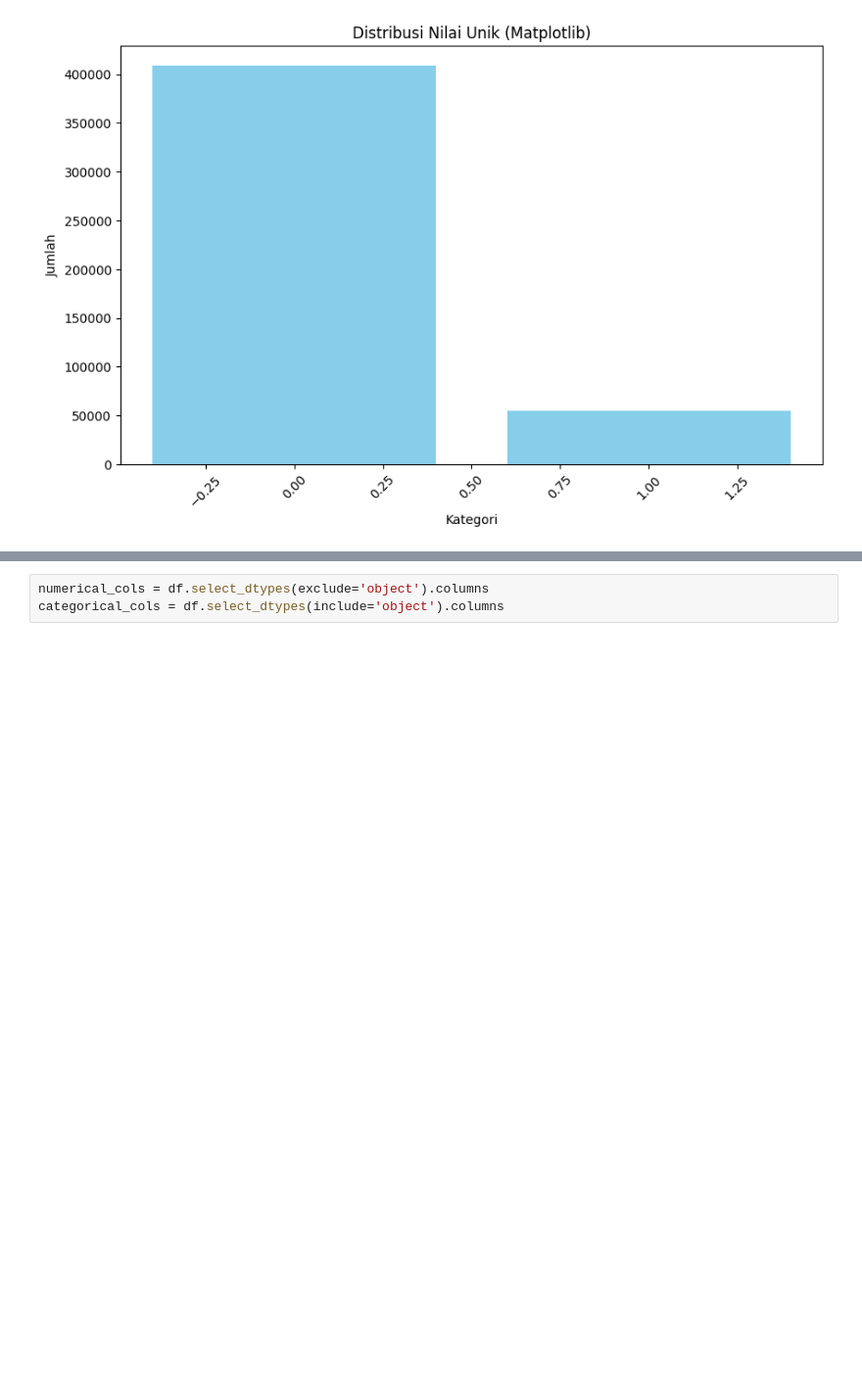
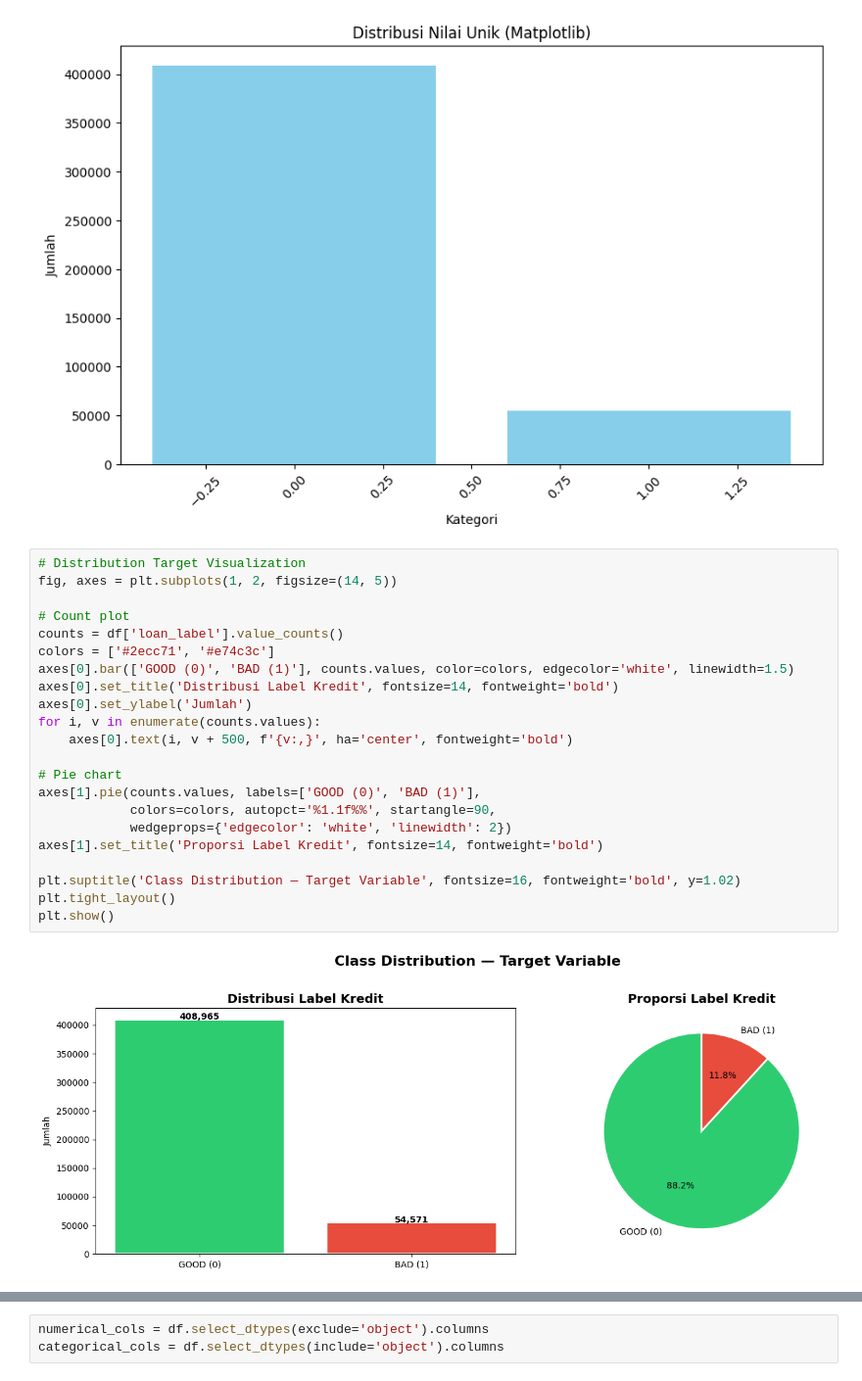
Before and after one commit to rfaoktvian/FinalProjectIDXPartners, a Jupyter notebook: main.ipynb, the cells around one changed output, grey strips where cells are left out. Shown at 98% size. Cells and saved outputs as stored; diff of their text form; blank space fills up the shorter version.

```diff
--- a/main.ipynb
+++ b/main.ipynb
@@ -258,3 +258,27 @@ plt.xticks(rotation=45)
 plt.show()
 # %% [output]
 [figure]
+# %%
+# Distribution Target Visualization
+fig, axes = plt.subplots(1, 2, figsize=(14, 5))
+
+# Count plot
+counts = df['loan_label'].value_counts()
+colors = ['#2ecc71', '#e74c3c']
+axes[0].bar(['GOOD (0)', 'BAD (1)'], counts.values, color=colors, edgecolor='white', linewidth=1.5)
+axes[0].set_title('Distribusi Label Kredit', fontsize=14, fontweight='bold')
+axes[0].set_ylabel('Jumlah')
+for i, v in enumerate(counts.values):
+    axes[0].text(i, v + 500, f'{v:,}', ha='center', fontweight='bold')
+
+# Pie chart
+axes[1].pie(counts.values, labels=['GOOD (0)', 'BAD (1)'],
+            colors=colors, autopct='%1.1f%%', startangle=90,
+            wedgeprops={'edgecolor': 'white', 'linewidth': 2})
+axes[1].set_title('Proporsi Label Kredit', fontsize=14, fontweight='bold')
+
+plt.suptitle('Class Distribution — Target Variable', fontsize=16, fontweight='bold', y=1.02)
+plt.tight_layout()
+plt.show()
+# %% [output]
+[figure, added]
```
Also changed, not shown: parts of 5 cells of this notebook.
